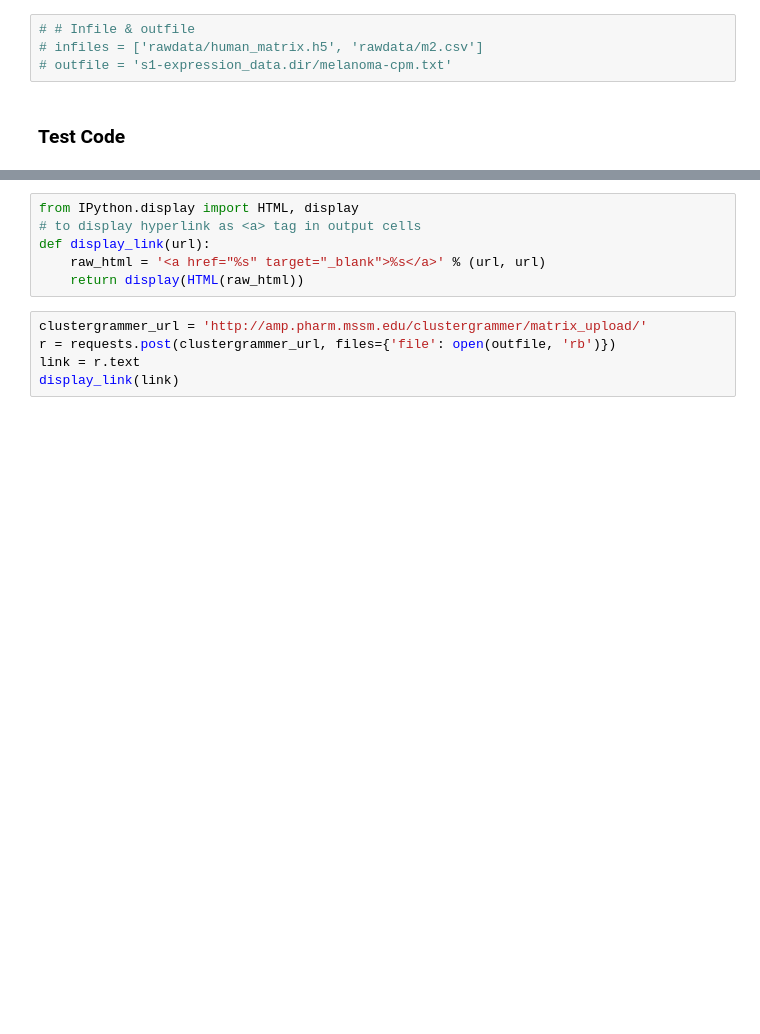
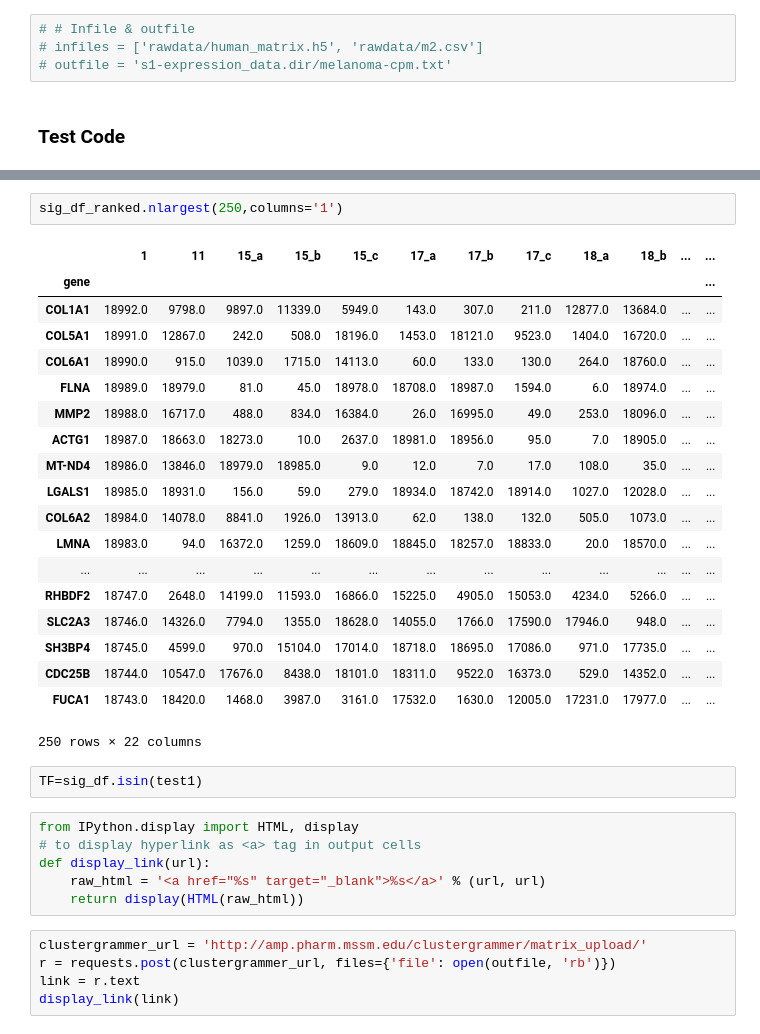
Before and after one commit to MaayanLab/human-melanoma-signature, a Jupyter notebook: pipeline/notebooks/Development.ipynb, the cells around one changed output, grey strips where cells are left out. Drawn from its saved outputs; the diff is of its cells as text; blank space fills up the shorter version.

```diff
--- a/pipeline/notebooks/Development.ipynb
+++ b/pipeline/notebooks/Development.ipynb
@@ -178,3 +146,27 @@ union_sig.to_csv(outfile, sep='\t')
+# %%
+sig_df_ranked.nlargest(250,columns='1')
+# %% [output]
+|  | 1 | 11 | 15_a | 15_b | 15_c | 17_a | 17_b | 17_c | 18_a | 18_b | ... | ... |
+| gene |  |  |  |  |  |  |  |  |  |  |  | ... |
+| COL1A1 | 18992.0 | 9798.0 | 9897.0 | 11339.0 | 5949.0 | 143.0 | 307.0 | 211.0 | 12877.0 | 13684.0 | ... | ... |
+| COL5A1 | 18991.0 | 12867.0 | 242.0 | 508.0 | 18196.0 | 1453.0 | 18121.0 | 9523.0 | 1404.0 | 16720.0 | ... | ... |
+| COL6A1 | 18990.0 | 915.0 | 1039.0 | 1715.0 | 14113.0 | 60.0 | 133.0 | 130.0 | 264.0 | 18760.0 | ... | ... |
+| FLNA | 18989.0 | 18979.0 | 81.0 | 45.0 | 18978.0 | 18708.0 | 18987.0 | 1594.0 | 6.0 | 18974.0 | ... | ... |
+| MMP2 | 18988.0 | 16717.0 | 488.0 | 834.0 | 16384.0 | 26.0 | 16995.0 | 49.0 | 253.0 | 18096.0 | ... | ... |
+| ACTG1 | 18987.0 | 18663.0 | 18273.0 | 10.0 | 2637.0 | 18981.0 | 18956.0 | 95.0 | 7.0 | 18905.0 | ... | ... |
+| MT-ND4 | 18986.0 | 13846.0 | 18979.0 | 18985.0 | 9.0 | 12.0 | 7.0 | 17.0 | 108.0 | 35.0 | ... | ... |
+| LGALS1 | 18985.0 | 18931.0 | 156.0 | 59.0 | 279.0 | 18934.0 | 18742.0 | 18914.0 | 1027.0 | 12028.0 | ... | ... |
+| COL6A2 | 18984.0 | 14078.0 | 8841.0 | 1926.0 | 13913.0 | 62.0 | 138.0 | 132.0 | 505.0 | 1073.0 | ... | ... |
+| LMNA | 18983.0 | 94.0 | 16372.0 | 1259.0 | 18609.0 | 18845.0 | 18257.0 | 18833.0 | 20.0 | 18570.0 | ... | ... |
+| ... | ... | ... | ... | ... | ... | ... | ... | ... | ... | ... | ... | ... |
+| RHBDF2 | 18747.0 | 2648.0 | 14199.0 | 11593.0 | 16866.0 | 15225.0 | 4905.0 | 15053.0 | 4234.0 | 5266.0 | ... | ... |
+| SLC2A3 | 18746.0 | 14326.0 | 7794.0 | 1355.0 | 18628.0 | 14055.0 | 1766.0 | 17590.0 | 17946.0 | 948.0 | ... | ... |
+| SH3BP4 | 18745.0 | 4599.0 | 970.0 | 15104.0 | 17014.0 | 18718.0 | 18695.0 | 17086.0 | 971.0 | 17735.0 | ... | ... |
+| CDC25B | 18744.0 | 10547.0 | 17676.0 | 8438.0 | 18101.0 | 18311.0 | 9522.0 | 16373.0 | 529.0 | 14352.0 | ... | ... |
+| FUCA1 | 18743.0 | 18420.0 | 1468.0 | 3987.0 | 3161.0 | 17532.0 | 1630.0 | 12005.0 | 17231.0 | 17977.0 | ... | ... |
+250 rows × 22 columns
+# %%
+TF=sig_df.isin(test1)
 # %%
 from IPython.display import HTML, display
 # to display hyperlink as <a> tag in output cells
```
Also changed, not shown: parts of 33 cells of this notebook, 1 other file.
